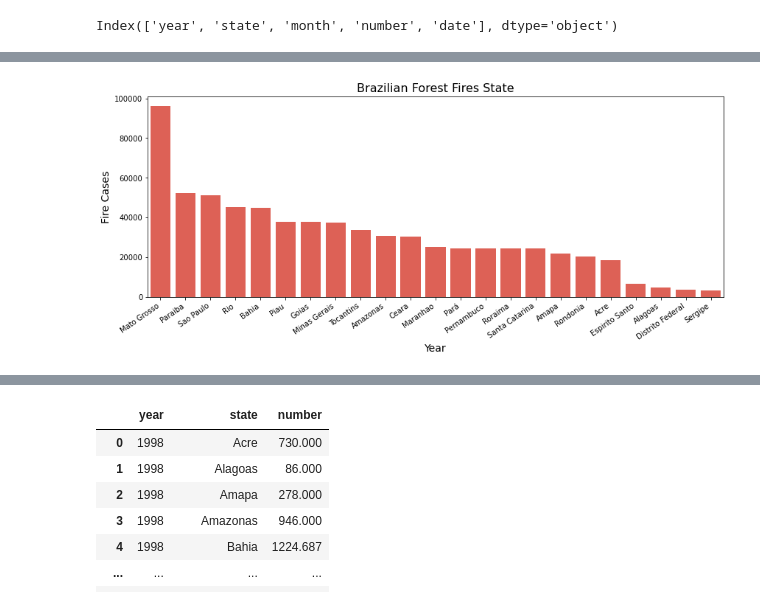
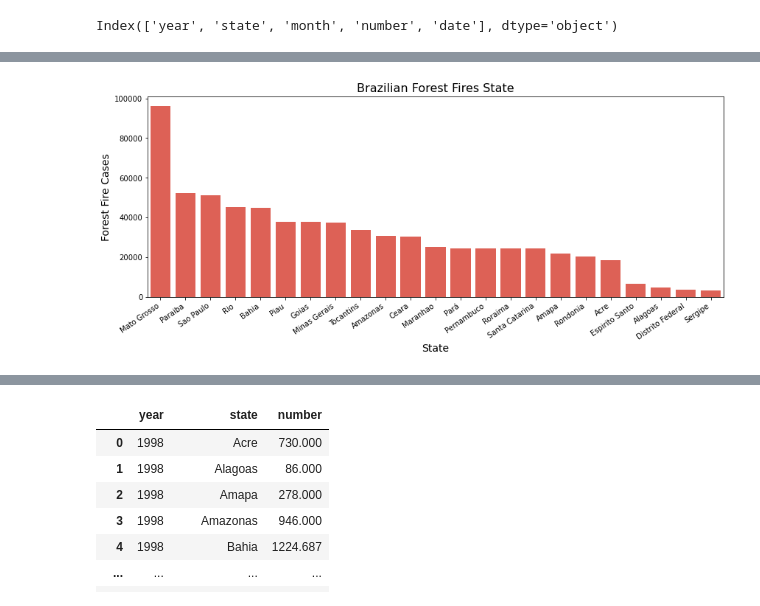
Before and after one commit to ZameromJairo/Python-Ref, a Jupyter notebook: Projeto 9/Case - Brazil forest fires.ipynb, the cells around one changed output, grey strips where cells are left out. Cells and saved outputs as stored; diff of their text form; code cells hidden in the pictures.

Commit message:
Brazil Forest Fires

```diff
--- a/Projeto 9/Case - Brazil forest fires.ipynb
+++ b/Projeto 9/Case - Brazil forest fires.ipynb
@@ -175,17 +164,17 @@ analysis_state
 # %%
 # Graphic 3
 
 plt.figure(figsize=(14,5))
 
 plt.title('Brazilian Forest Fires State', fontsize = 16)
 
 sns.barplot(data=analysis_state, x = 'state',y = 'number',color='#f44e3f')
 
 plt.xticks(rotation = 35, ha = 'right')
 
-plt.xlabel('Year',fontsize = 14)
-plt.ylabel('Fire Cases',fontsize = 14)
+plt.xlabel('State',fontsize = 14)
+plt.ylabel('Forest Fire Cases',fontsize = 14)
 
 plt.show()
 # %% [output]
-[figure, old version]
+[figure, new version]
```
Also changed, not shown: parts of 6 cells of this notebook.
